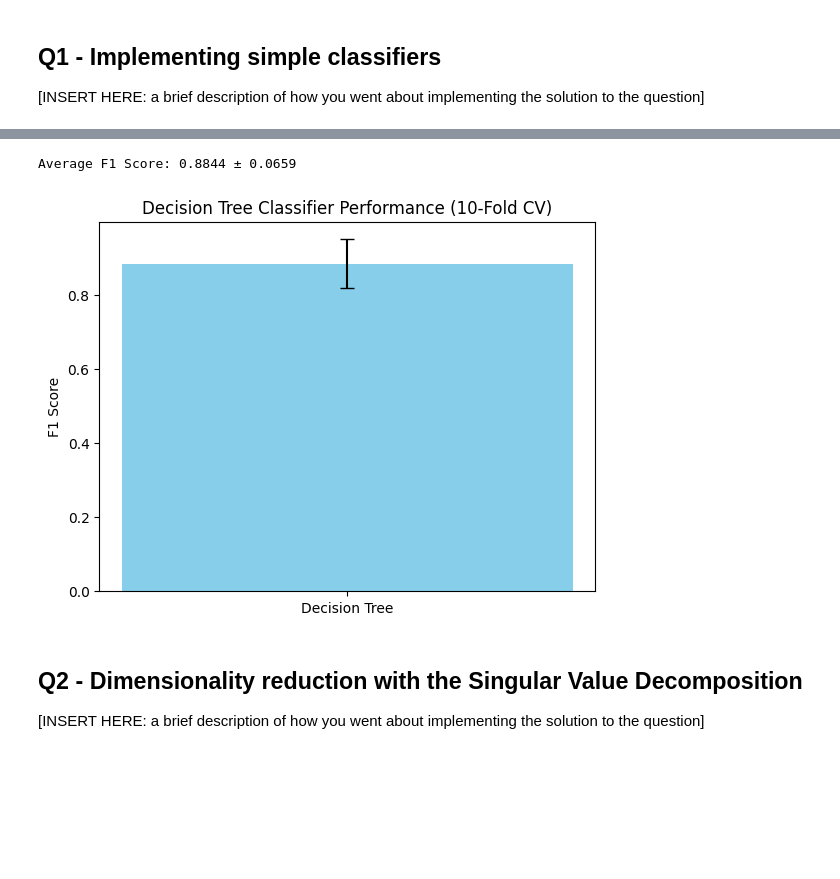
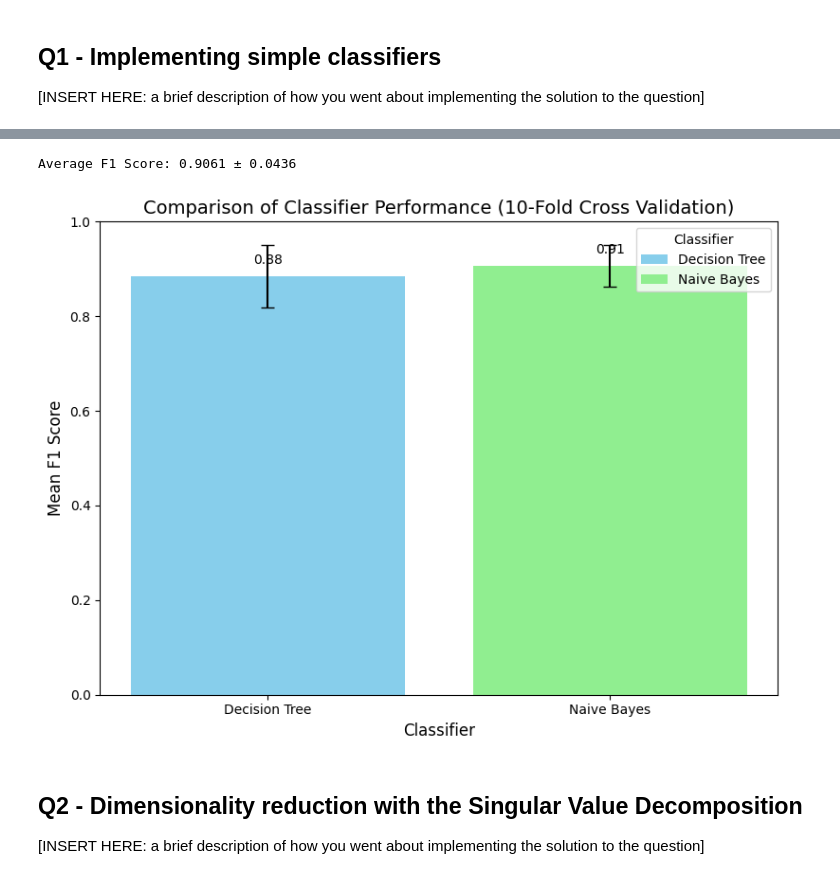
Before and after one commit to rpatel0022/CS235_DataMining_Project, a Jupyter notebook: [CS235F25]_Course_Project.ipynb, the cells around one changed output, grey strips where cells are left out. Saved outputs shown, nothing was run; the diff lists cells and outputs as text; code cells hidden in the pictures; blank space fills up the shorter version.

Commit message:
Second merge having both simple classifiers together in jupyter notebook

```diff
--- a/[CS235F25]_Course_Project.ipynb
+++ b/[CS235F25]_Course_Project.ipynb
@@ -213,33 +303,57 @@ y_encoded = LabelEncoder().fit_transform(y['Diagnosis'])
 
 # Evaluate with Stratified 10-Fold CV
 skf = StratifiedKFold(n_splits=10, shuffle=True, random_state=42)
-f1_scores = []
+f1_scores_naive_bayes = []
 
 for train_idx, test_idx in skf.split(X, y_encoded):
     X_train, X_test = X.iloc[train_idx], X.iloc[test_idx]
     y_train, y_test = y_encoded[train_idx], y_encoded[test_idx]
 
-    model = DecisionTreeClassifierIG(max_depth=3)
+    model = GaussianNaiveBayes()
     model.fit(X_train.values, y_train)
     preds = model.predict(X_test.values)
 
     f1 = f1_score(y_test, preds)
-    f1_scores.append(f1)
+    f1_scores_naive_bayes.append(f1)
 
-print(f"Average F1 Score: {np.mean(f1_scores):.4f} ± {np.std(f1_scores):.4f}")
+print(f"Average F1 Score: {np.mean(f1_scores_naive_bayes):.4f} ± {np.std(f1_scores_naive_bayes):.4f}")
 # %% [output]
-Average F1 Score: 0.8844 ± 0.0659
+Average F1 Score: 0.9061 ± 0.0436
-# %%
-# [YOUR PLOTTING CODE HERE]
-import matplotlib.pyplot as plt
-
-plt.bar(['Decision Tree'], [np.mean(f1_scores)],
-        yerr=[np.std(f1_scores)], capsize=5, color='skyblue')
-plt.ylabel('F1 Score')
-plt.title('Decision Tree Classifier Performance (10-Fold CV)')
-plt.show()
-# %% [output]
-[figure, removed]
+# %%
+# [YOUR PLOTTING CODE HERE]
+# Calculate mean and standard deviation for each classifier
+means = [np.mean(f1_scores_decision_tree), np.mean(f1_scores_naive_bayes)]
+stds = [np.std(f1_scores_decision_tree), np.std(f1_scores_naive_bayes)]
+
+# Classifier labels
+classifiers = ['Decision Tree', 'Naive Bayes']
+
+# Define colors
+colors = ['skyblue', 'lightgreen']
+
+# Create the bar chart
+plt.figure(figsize=(8, 6))
+bars = plt.bar(classifiers, means, yerr=stds, capsize=5, color=colors, label=classifiers)
+
+# Add labels and title
+plt.ylabel('Mean F1 Score', fontsize=12)
+plt.xlabel('Classifier', fontsize=12)
+plt.title('Comparison of Classifier Performance (10-Fold Cross Validation)', fontsize=14)
+plt.ylim(0, 1)
+
+# Add legend
+plt.legend(title='Classifier')
+
+# Add numerical labels on top of each bar
+for bar, mean in zip(bars, means):
+    plt.text(bar.get_x() + bar.get_width()/2, mean + 0.02, f'{mean:.2f}',
+             ha='center', va='bottom', fontsize=10)
+
+# Display the plot
+plt.tight_layout()
+plt.show()
+# %% [output]
+[figure, added]
 # %% [markdown]
 ## Q2 - Dimensionality reduction with the Singular Value Decomposition
 
```
Also changed, not shown: parts of 2 cells of this notebook.
